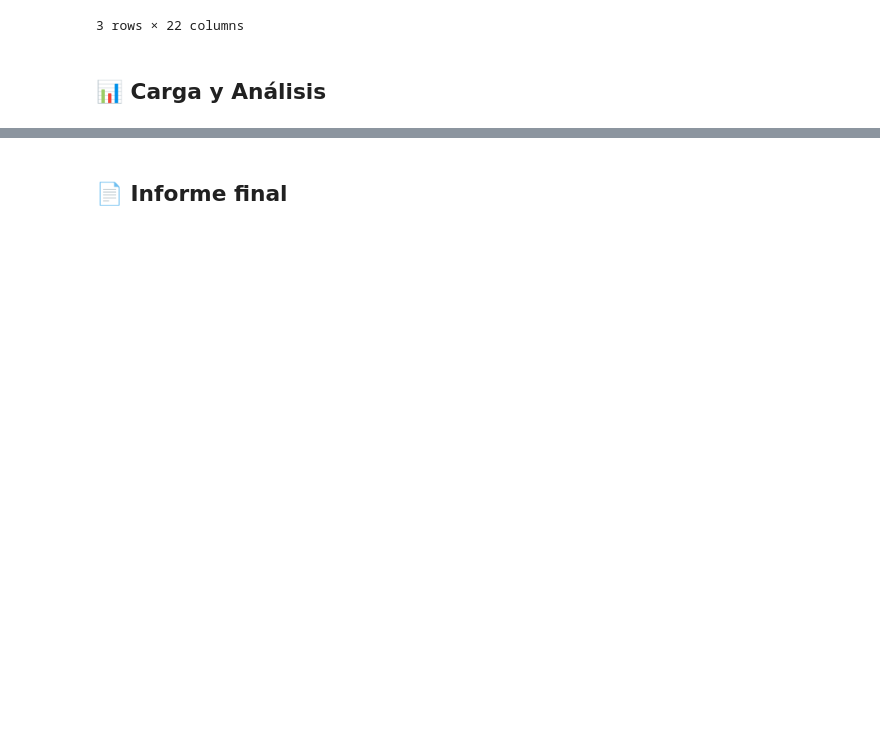
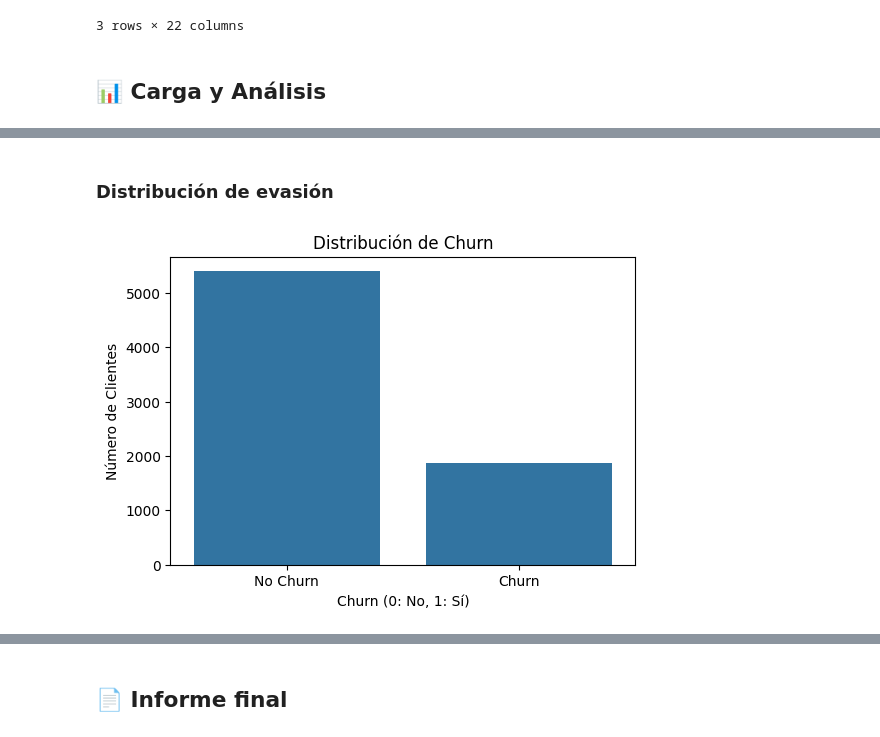
Before and after one commit to diego2003-her14/proyecto-telecom, a Jupyter notebook: desafio2_de_ciencia_de_datos_LATAM.ipynb, the cells around one changed output, grey strips where cells are left out. Saved outputs shown, nothing was run; the diff lists cells and outputs as text; code cells hidden in the pictures; blank space fills up the shorter version.

```diff
--- a/desafio2_de_ciencia_de_datos_LATAM.ipynb
+++ b/desafio2_de_ciencia_de_datos_LATAM.ipynb
@@ -500,0 +526,16 @@ dAtOs_F.head(3)
+# %% [markdown]
+### Distribución de evasión
+# %%
+# Obtener el conteo de cada valor en la columna 'Churn'
+churn_counts = dAtOs_F['Churn'].value_counts()
+
+# Crear el gráfico de barras
+plt.figure(figsize=(6, 4))
+sns.barplot(x=churn_counts.index, y=churn_counts.values)
+plt.title('Distribución de Churn')
+plt.xlabel('Churn (0: No, 1: Sí)')
+plt.ylabel('Número de Clientes')
+plt.xticks([0, 1], ['No Churn', 'Churn']) # Etiquetas más descriptivas para el eje x
+plt.show()
+# %% [output]
+[figure, added]
```
Also changed, not shown: parts of 28 cells of this notebook.
